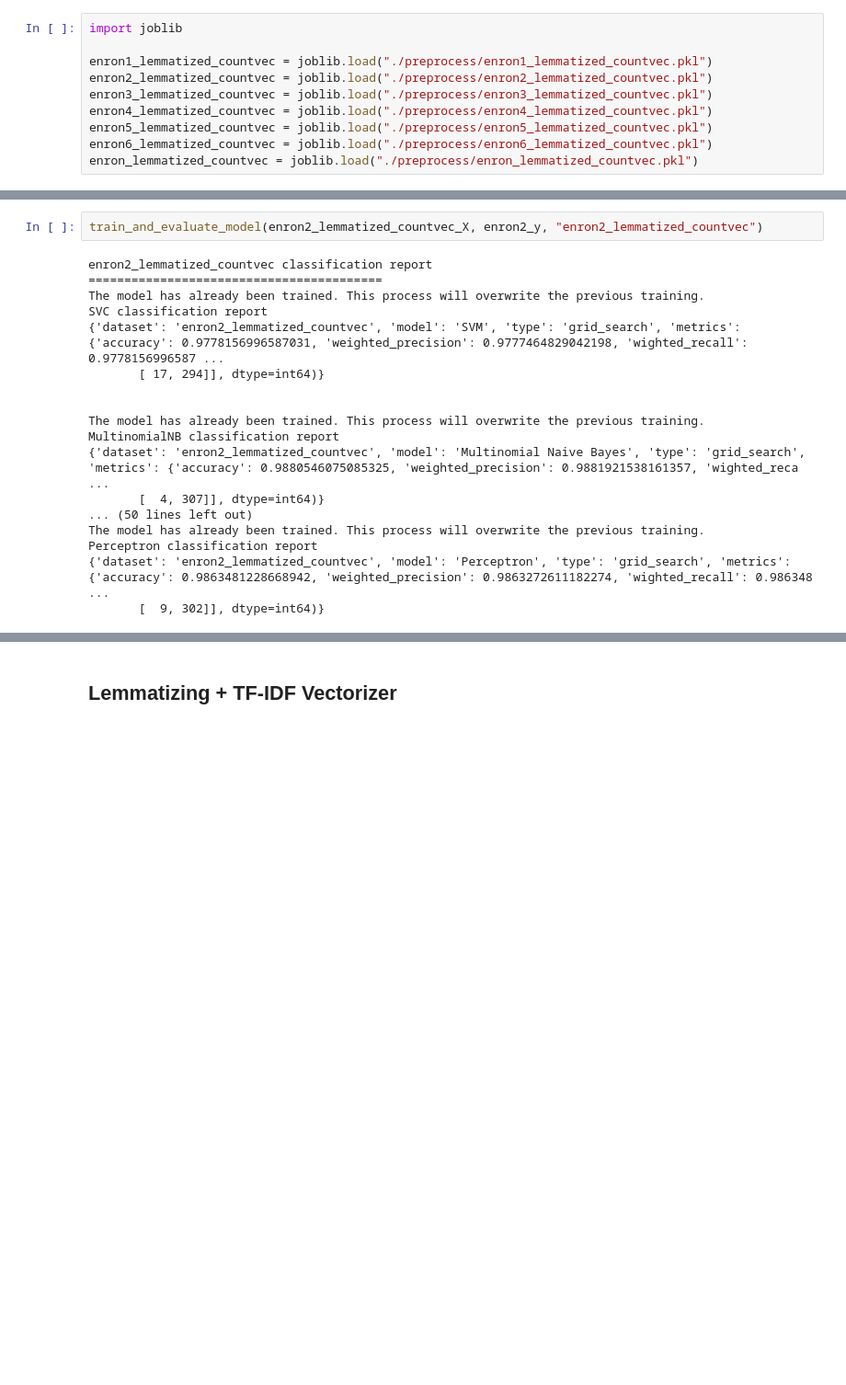
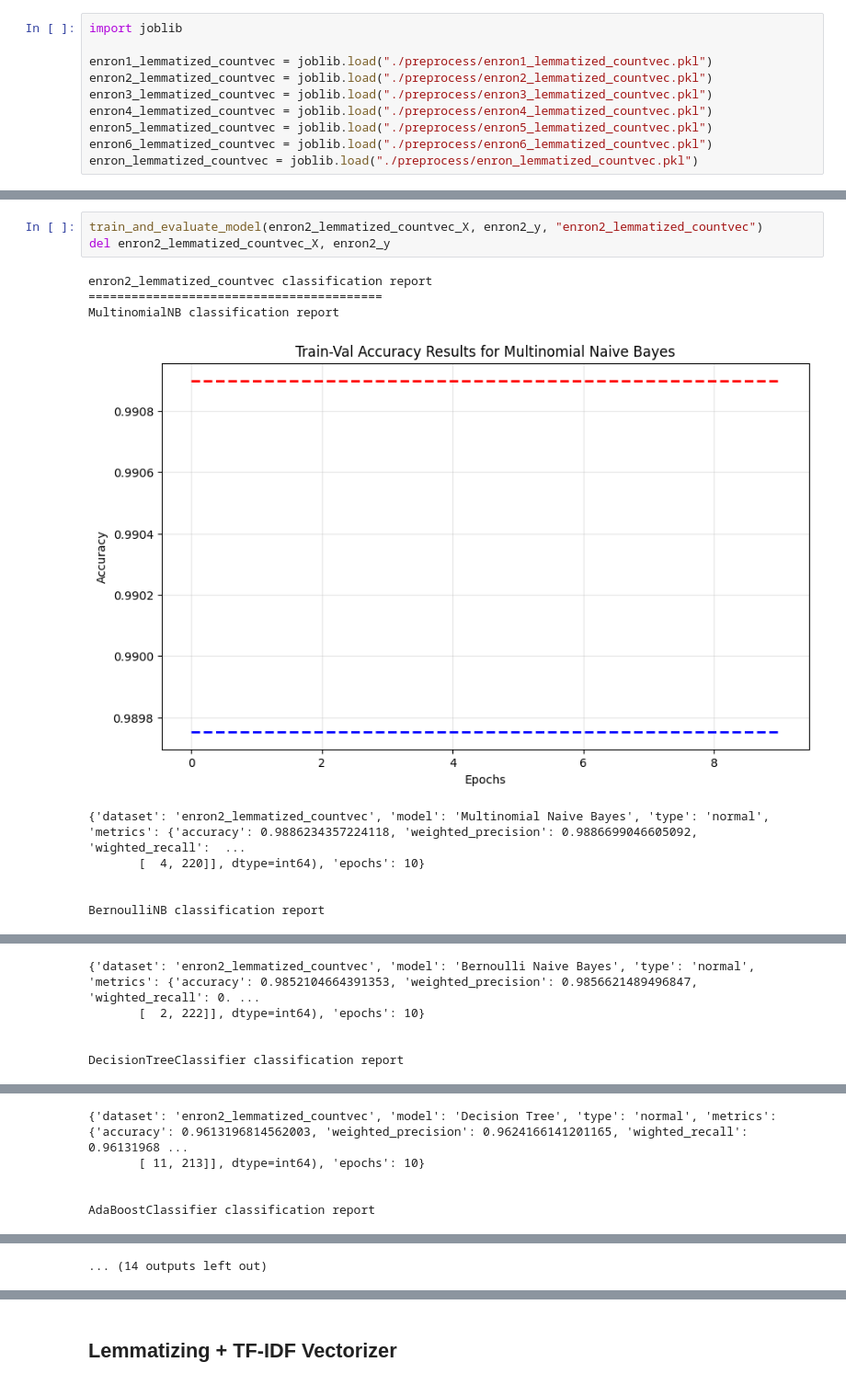
Before and after one commit to WilliamDelnington/EmailSpamDetection, a Jupyter notebook: EnronDatasetTests/enron_classification.ipynb, the cells around one changed output, grey strips where cells are left out. Shown at 92% size. Drawn from its saved outputs; the diff is of its cells as text; blank space fills up the shorter version.

```diff
--- a/EnronDatasetTests/enron_classification.ipynb
+++ b/EnronDatasetTests/enron_classification.ipynb
@@ -69,20 +107,13 @@ Perceptron classification report
 # %%
 train_and_evaluate_model(enron2_lemmatized_countvec_X, enron2_y, "enron2_lemmatized_countvec")
+del enron2_lemmatized_countvec_X, enron2_y
 # %% [output]
 enron2_lemmatized_countvec classification report
 =========================================
-The model has already been trained. This process will overwrite the previous training.
-SVC classification report
-{'dataset': 'enron2_lemmatized_countvec', 'model': 'SVM', 'type': 'grid_search', 'metrics': {'accuracy': 0.9778156996587031, 'weighted_precision': 0.9777464829042198, 'wighted_recall': 0.9778156996587 ...
-       [ 17, 294]], dtype=int64)}
-
-
-The model has already been trained. This process will overwrite the previous training.
 MultinomialNB classification report
-{'dataset': 'enron2_lemmatized_countvec', 'model': 'Multinomial Naive Bayes', 'type': 'grid_search', 'metrics': {'accuracy': 0.9880546075085325, 'weighted_precision': 0.9881921538161357, 'wighted_reca ...
-       [  4, 307]], dtype=int64)}
-... (50 lines left out)
-The model has already been trained. This process will overwrite the previous training.
-Perceptron classification report
-{'dataset': 'enron2_lemmatized_countvec', 'model': 'Perceptron', 'type': 'grid_search', 'metrics': {'accuracy': 0.9863481228668942, 'weighted_precision': 0.9863272611182274, 'wighted_recall': 0.986348 ...
-       [  9, 302]], dtype=int64)}
+[figure, added]
+{'dataset': 'enron2_lemmatized_countvec', 'model': 'Multinomial Naive Bayes', 'type': 'normal', 'metrics': {'accuracy': 0.9886234357224118, 'weighted_precision': 0.9886699046605092, 'wighted_recall':  ...
+       [  4, 220]], dtype=int64), 'epochs': 10}
+
+
+BernoulliNB classification report
@@ -88,0 +121,5 @@ Perceptron classification report
+{'dataset': 'enron2_lemmatized_countvec', 'model': 'Bernoulli Naive Bayes', 'type': 'normal', 'metrics': {'accuracy': 0.9852104664391353, 'weighted_precision': 0.9856621489496847, 'wighted_recall': 0. ...
+       [  2, 222]], dtype=int64), 'epochs': 10}
+
+
+DecisionTreeClassifier classification report
@@ -88,0 +127,5 @@ Perceptron classification report
+{'dataset': 'enron2_lemmatized_countvec', 'model': 'Decision Tree', 'type': 'normal', 'metrics': {'accuracy': 0.9613196814562003, 'weighted_precision': 0.9624166141201165, 'wighted_recall': 0.96131968 ...
+       [ 11, 213]], dtype=int64), 'epochs': 10}
+
+
+AdaBoostClassifier classification report
@@ -89,2 +145,3 @@ Perceptron classification report
+... (14 outputs left out)
 # %%
 train_and_evaluate_model(enron3_lemmatized_countvec_X, enron3_y, "enron3_lemmatized_countvec")
```
Also changed, not shown: parts of 34 cells of this notebook, 8 other files.
